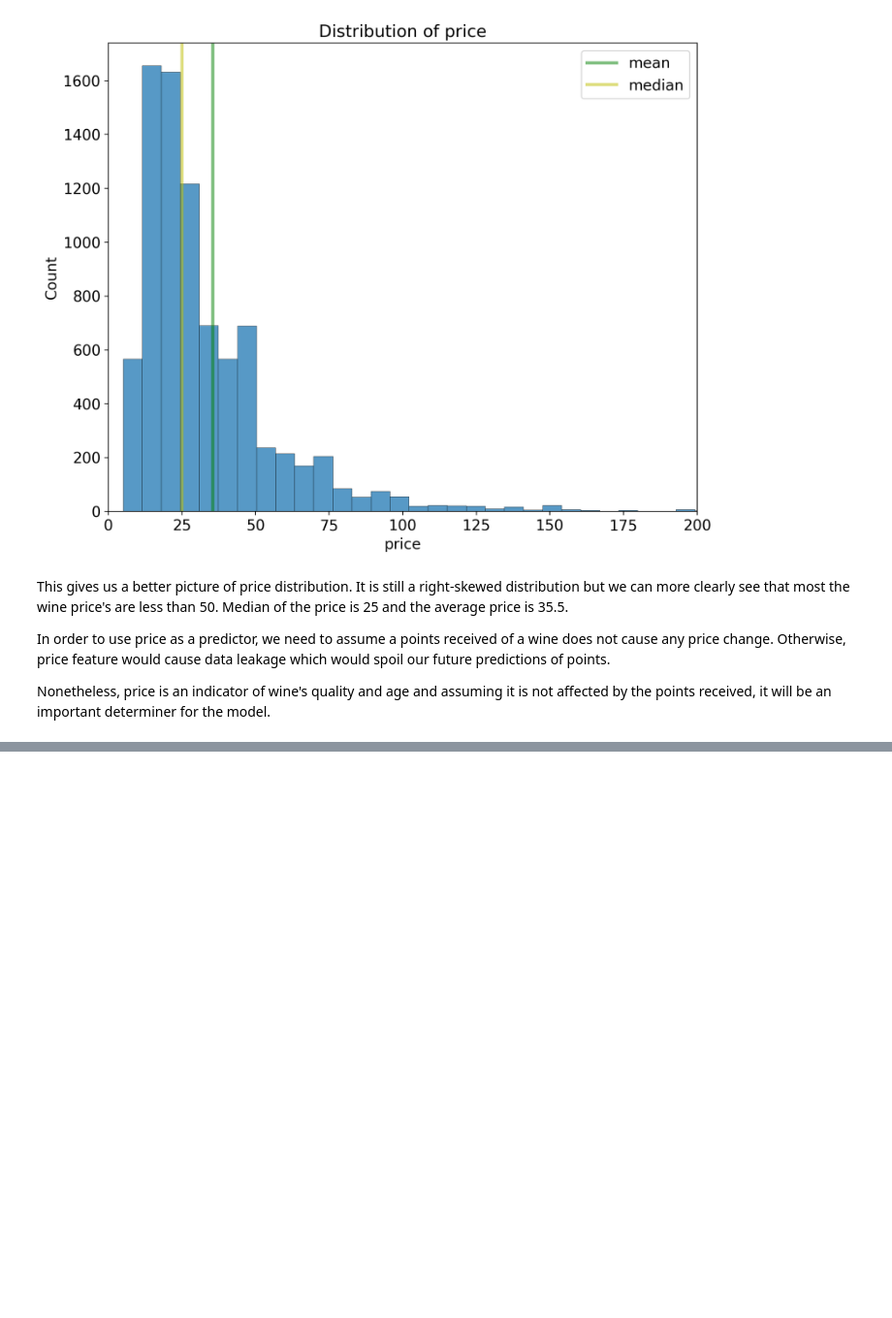
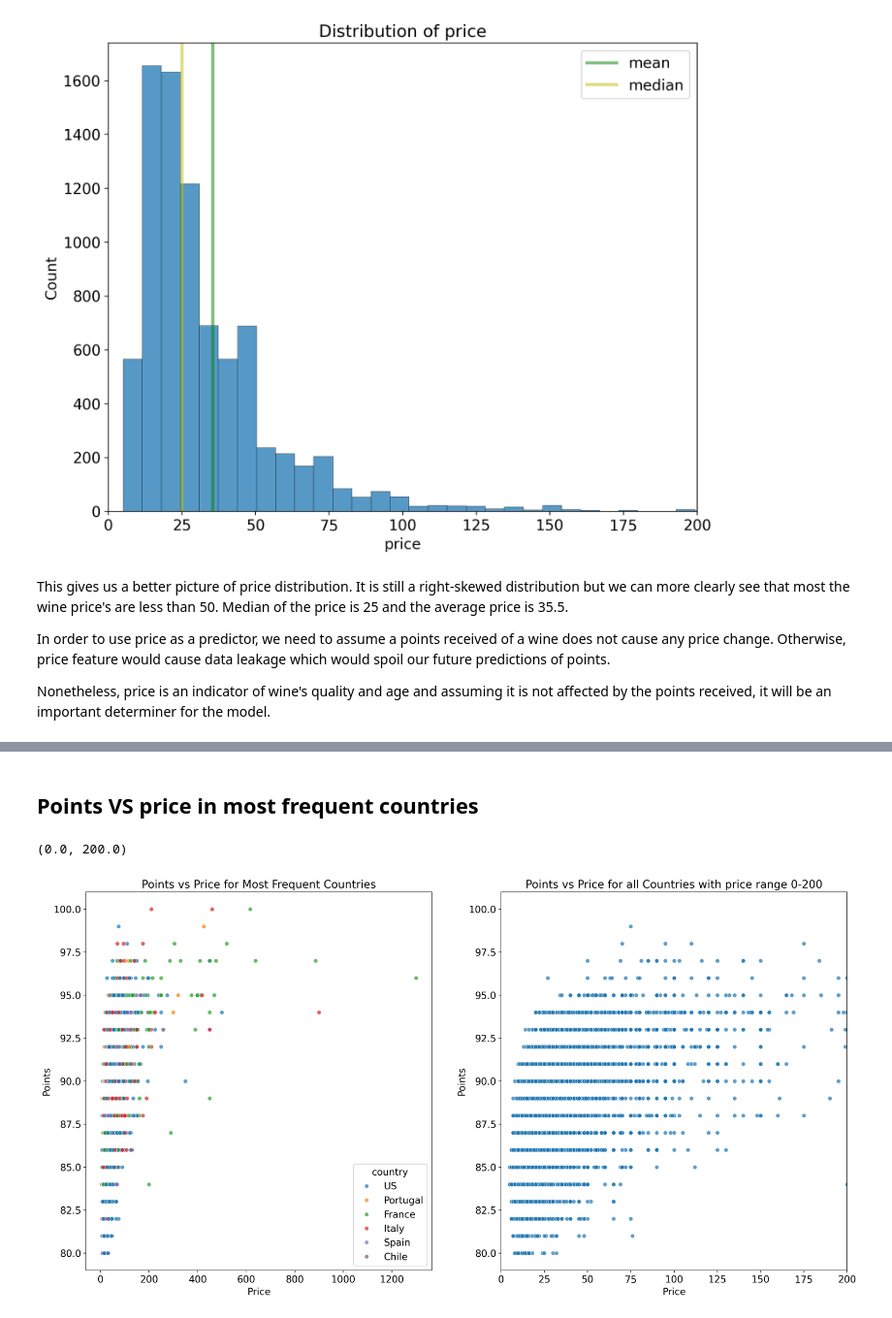
Before and after one commit to Uemerson/building-an-automated-machine-learning-pipeline, a Jupyter notebook: notebooks/WineRatingPredictor-1.ipynb, the cells around one changed output, grey strips where cells are left out. Shown at 97% size. Saved outputs shown, nothing was run; the diff lists cells and outputs as text; code cells hidden in the pictures; blank space fills up the shorter version.

```diff
--- a/notebooks/WineRatingPredictor-1.ipynb
+++ b/notebooks/WineRatingPredictor-1.ipynb
@@ -481,0 +558,42 @@ Nonetheless, price is an indicator of wine's quality and age and assuming it is
+# %% [markdown]
+## Points VS price in most frequent countries
+# %%
+# to select most frequent countries
+points_freq_countries = train_cleaned[
+    train_cleaned
+    .country
+    .isin(freq_countries)]
+# %%
+# set plot size and font size
+figsize(20, 10)
+plt.rcParams['font.size'] = 14
+
+# plot a scatterplot of Points and Price
+plt.subplot(1,2,1)
+sns.scatterplot(x='price', y='points',
+                hue='country',
+                data=points_freq_countries,
+                alpha=0.7)
+
+# Plot labeling
+plt.xlabel("Price", size=14)
+plt.ylabel("Points", size=14)
+plt.title("Points vs Price for Most Frequent Countries",
+          size=16)
+
+
+# plot a scatterplot of Points and Price
+plt.subplot(1,2,2)
+sns.scatterplot(x='price', y='points',
+                data=train_cleaned,
+                alpha=0.7)
+
+# Plot labeling
+plt.xlabel("Price", size=14)
+plt.ylabel("Points", size=14)
+plt.title("Points vs Price for all Countries with price range 0-200",
+          size=16)
+plt.xlim(0,200)
+# %% [output]
+(0.0, 200.0)
+[figure, added]
```
Also changed, not shown: parts of 12 cells of this notebook.
